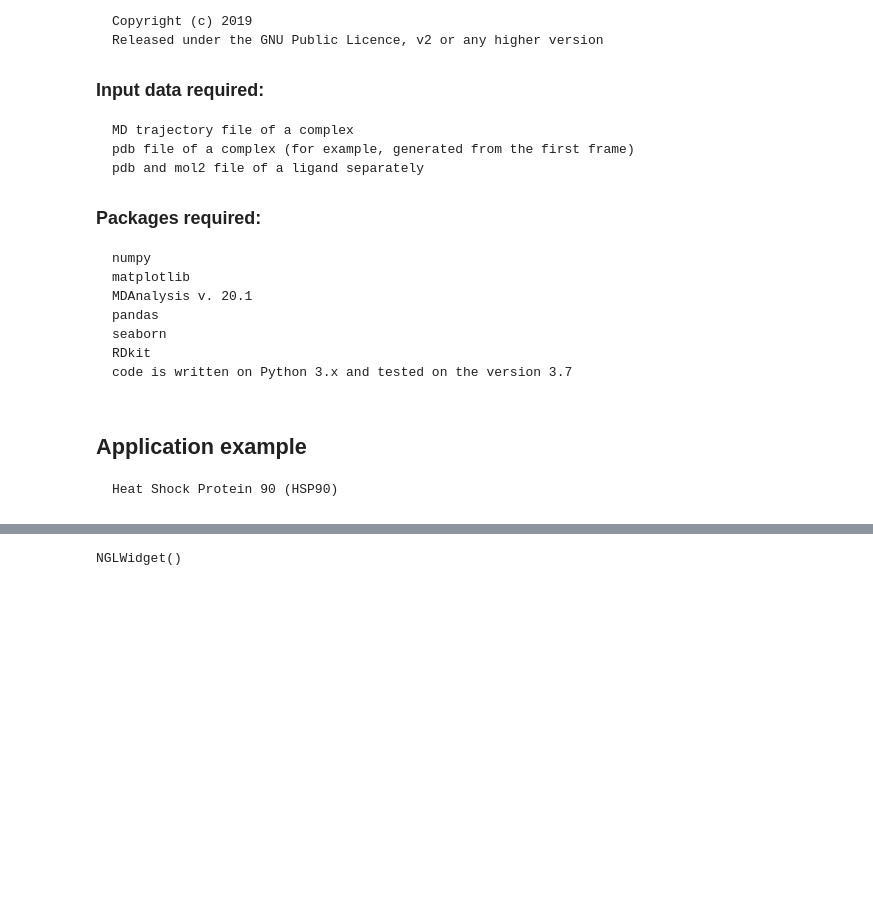
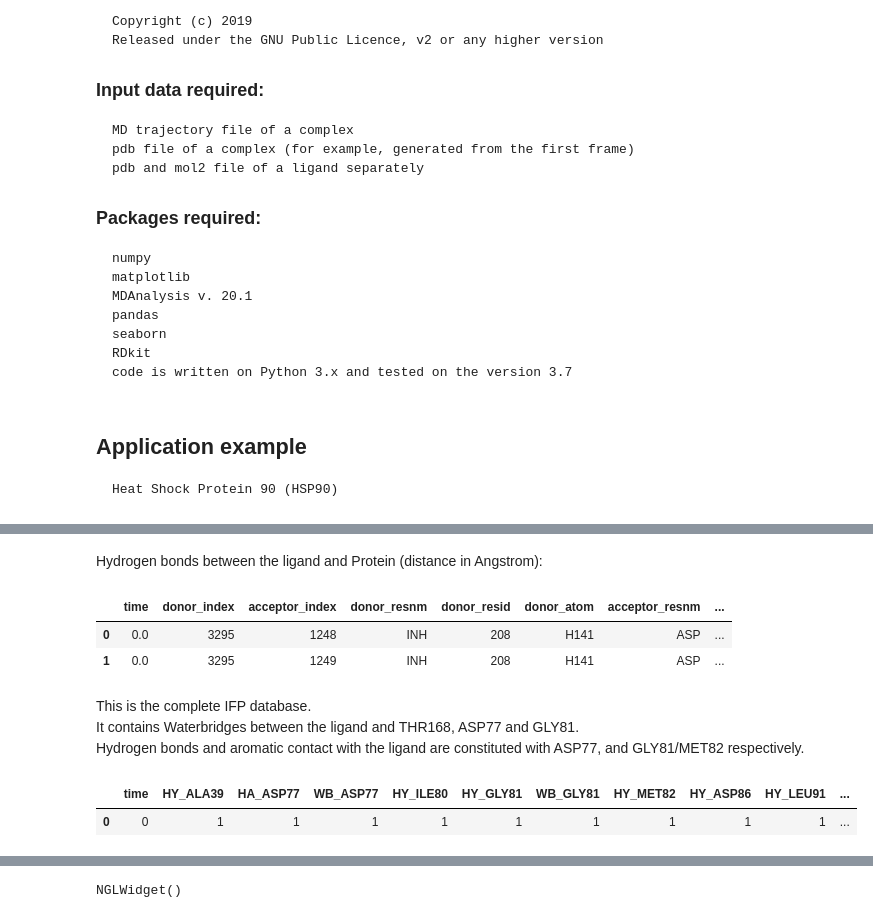
Before and after one commit to HITS-MCM/MD-IFP, a Jupyter notebook: IFP_generation_examples_PDB.ipynb, the cells around one changed output, grey strips where cells are left out. Saved outputs shown, nothing was run; the diff lists cells and outputs as text; code cells hidden in the pictures; blank space fills up the shorter version.

```diff
--- a/IFP_generation_examples_PDB.ipynb
+++ b/IFP_generation_examples_PDB.ipynb
@@ -160,0 +152,17 @@ df_prop_complete
+# %% [markdown]
+Hydrogen bonds between the ligand and Protein (distance in Angstrom):
+# %%
+df_HB
+# %% [output]
+|  | time | donor_index | acceptor_index | donor_resnm | donor_resid | donor_atom | acceptor_resnm | ... |
+| 0 | 0.0 | 3295 | 1248 | INH | 208 | H141 | ASP | ... |
+| 1 | 0.0 | 3295 | 1249 | INH | 208 | H141 | ASP | ... |
+# %% [markdown]
+This is the complete IFP database.\
+It contains Waterbridges between the ligand and THR168, ASP77 and GLY81.\
+Hydrogen bonds and aromatic contact with the ligand are constituted with ASP77, and GLY81/MET82 respectively.
+# %%
+df_prop_complete
+# %% [output]
+|  | time | HY_ALA39 | HA_ASP77 | WB_ASP77 | HY_ILE80 | HY_GLY81 | WB_GLY81 | HY_MET82 | HY_ASP86 | HY_LEU91 | ... |
+| 0 | 0 | 1 | 1 | 1 | 1 | 1 | 1 | 1 | 1 | 1 | ... |
```
Also changed, not shown: parts of 48 cells of this notebook, 3 other files.
